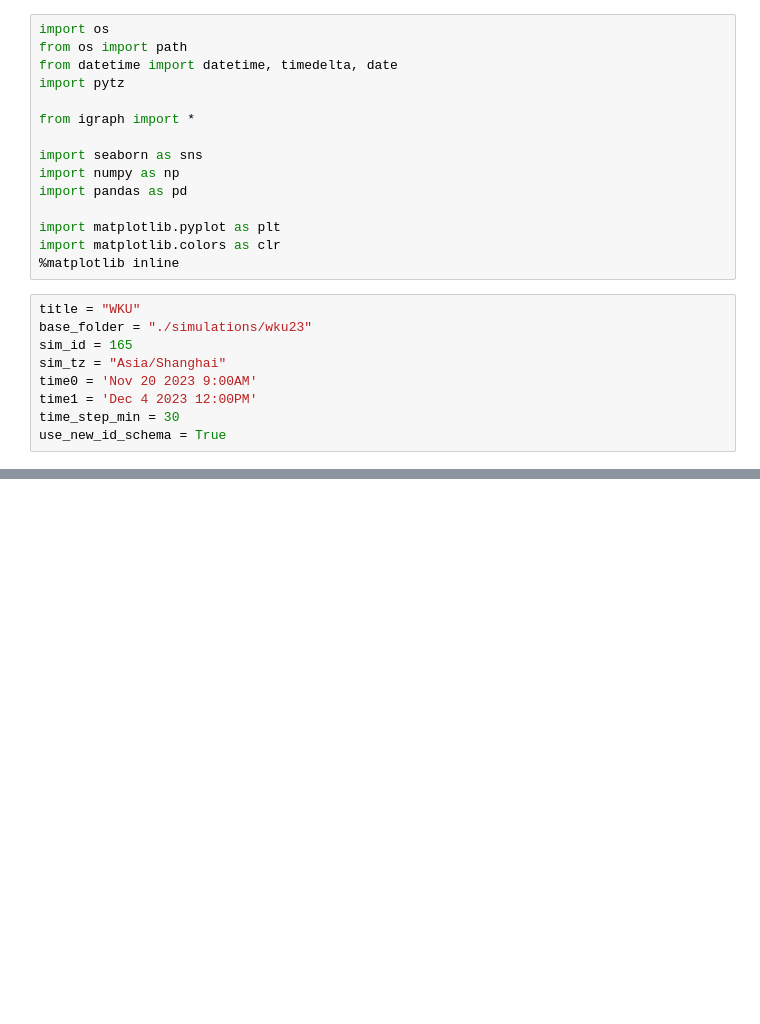
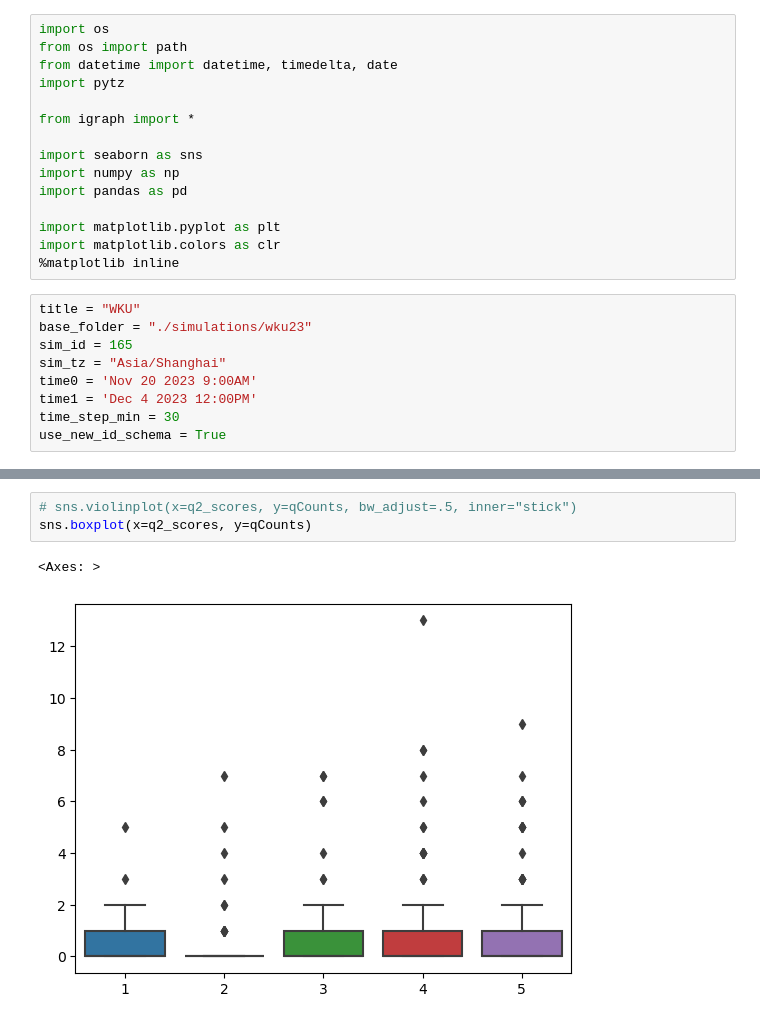
Before and after one commit to colabobio/oo-viz, a Jupyter notebook: plot_behavioral_data.ipynb, the cells around one changed output, grey strips where cells are left out. Drawn from its saved outputs; the diff is of its cells as text; blank space fills up the shorter version.

```diff
--- a/plot_behavioral_data.ipynb
+++ b/plot_behavioral_data.ipynb
@@ -138,0 +341,6 @@ while t <= tmax:
+# %%
+# sns.violinplot(x=q2_scores, y=qCounts, bw_adjust=.5, inner="stick")
+sns.boxplot(x=q2_scores, y=qCounts)
+# %% [output]
+<Axes: >
+[figure, added]
```
Also changed, not shown: parts of 23 cells of this notebook.
